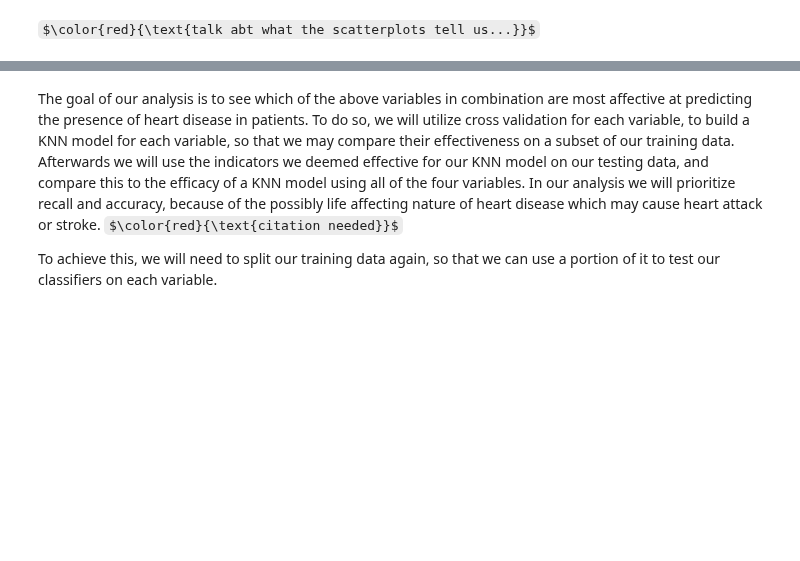
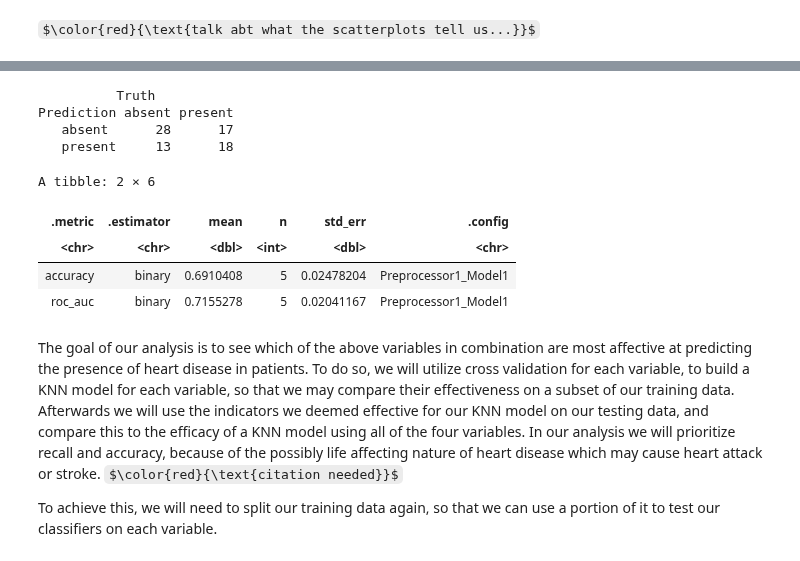
Before and after one commit to Nitro-87/Group-2-Project-Proposal, a Jupyter notebook: Project-Report.ipynb, the cells around one changed output, grey strips where cells are left out. Drawn from its saved outputs; the diff is of its cells as text; code cells hidden in the pictures; some formulas as TeX source; blank space fills up the shorter version.

Commit message:
added analysis code

```diff
--- a/Project-Report.ipynb
+++ b/Project-Report.ipynb
@@ -264,3 +359,38 @@ $\color{red}{\text{talk abt what the scatterplots tell us...}}$
+# %%
+set.seed(1000)
+#creating confusion matrix for the classifier
+heart_mat <- test_predictions |>
+conf_mat(truth = diagnosis, estimate = .pred_class)
+
+heart_mat
+# %% [output]
+          Truth
+Prediction absent present
+   absent      28      17
+   present     13      18
+# %%
+#performing 5-fold cross-validation
+
+heart_vfold <- vfold_cv(training_set, v = 5, strata = diagnosis)
+# %%
+#performing workflow analysis again
+
+set.seed(1000)
+
+heart_resample_fit <- workflow() |>
+       add_recipe(heart_recipe) |>
+       add_model(knn_spec) |>
+       fit_resamples(resamples = heart_vfold)
+# %%
+#finding mean and standard error
+heart_metrics<- collect_metrics(heart_resample_fit)
+heart_metrics
+# %% [output]
+A tibble: 2 × 6
+| .metric | .estimator | mean | n | std_err | .config |
+| <chr> | <chr> | <dbl> | <int> | <dbl> | <chr> |
+| accuracy | binary | 0.6910408 | 5 | 0.02478204 | Preprocessor1_Model1 |
+| roc_auc | binary | 0.7155278 | 5 | 0.02041167 | Preprocessor1_Model1 |
 # %% [markdown]
 The goal of our analysis is to see which of the above variables in combination are most affective at predicting the presence of heart disease in patients. To do so, we will utilize cross validation for each variable, to build a KNN model for each variable, so that we may compare their effectiveness on a subset of our training data. Afterwards we will use the indicators we deemed effective for our KNN model on our testing data, and compare this to the efficacy of a KNN model using all of the four variables. In our analysis we will prioritize recall and accuracy, because of the possibly life affecting nature of heart disease which may cause heart attack or stroke. $\color{red}{\text{citation needed}}$
 
```
Also changed, not shown: parts of 7 cells of this notebook.
